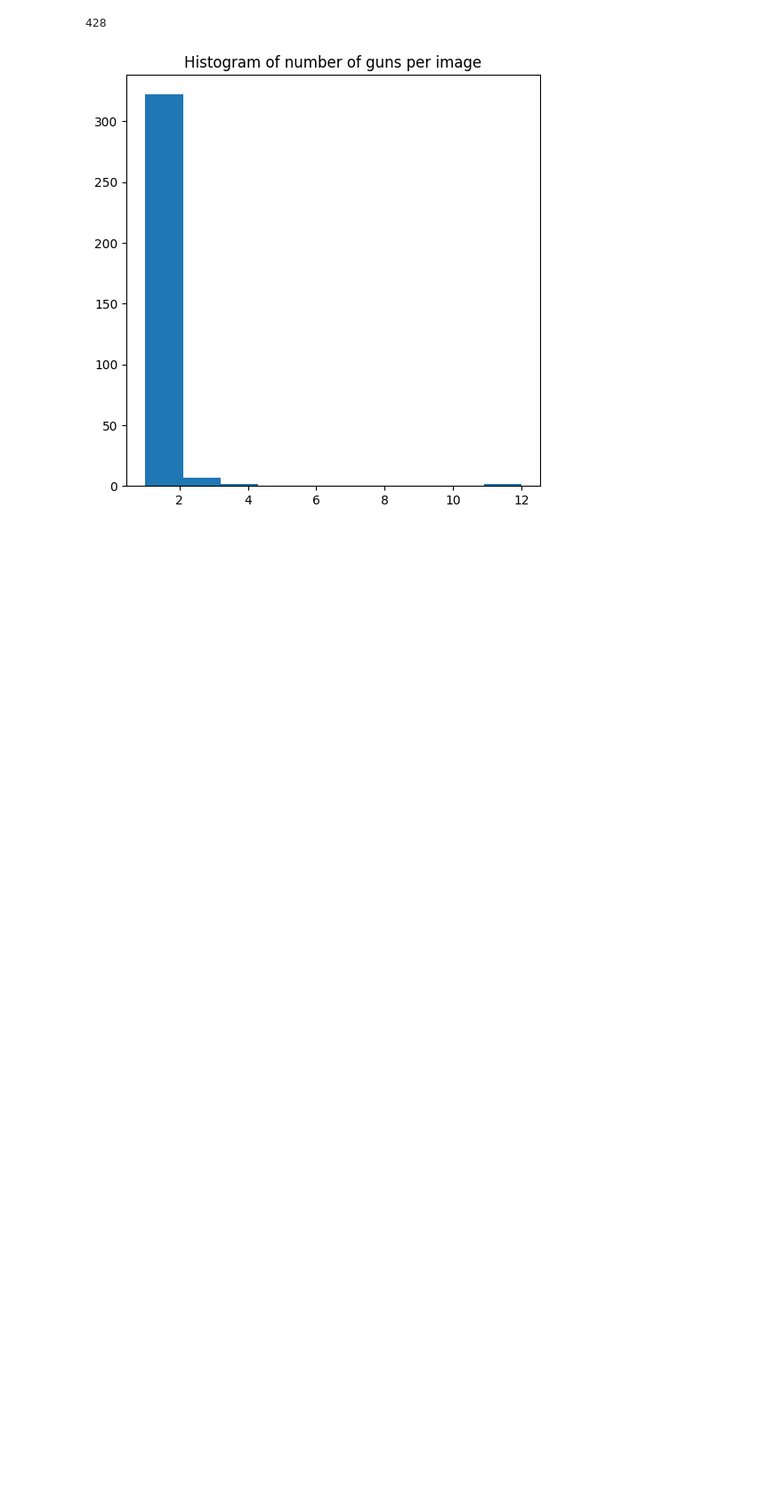
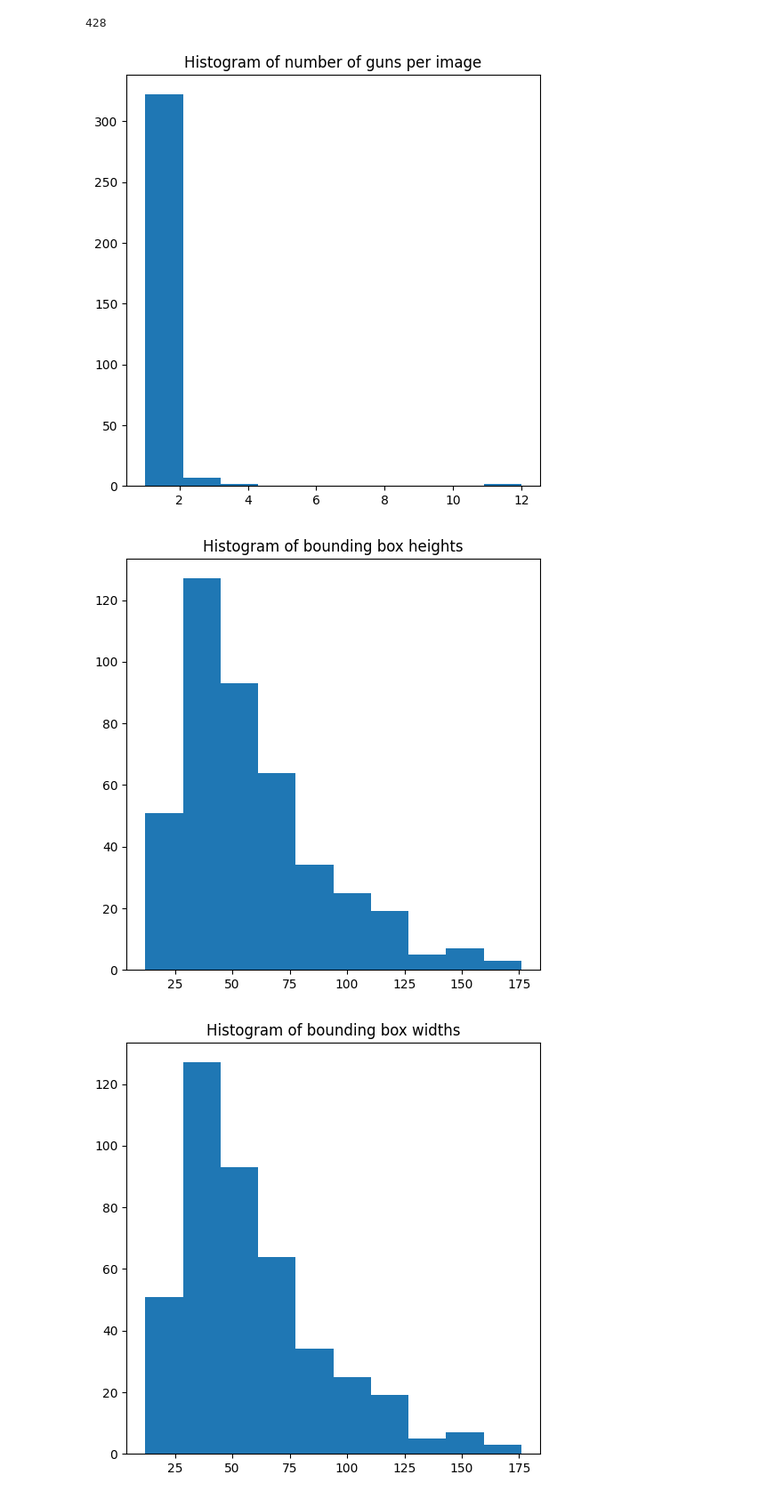
Before and after one commit to lonelyalpaca2003/gun-detection, a Jupyter notebook: notebooks/yolo_model.ipynb, the cells around one changed output. Shown at 89% size. Drawn from its saved outputs; the diff is of its cells as text; code cells hidden in the pictures; blank space fills up the shorter version.

```diff
--- a/notebooks/yolo_model.ipynb
+++ b/notebooks/yolo_model.ipynb
@@ -72,3 +73,27 @@ total_sum
 plot_hist(total_count_list, title = 'Histogram of number of guns per image')
 # %% [output]
 [figure]
+# %%
+def bounding_boxes_measurements(label_path):
+    heights = []
+    widths = []
+    label_files = sorted(os.listdir(label_path))
+    for file in label_files:
+        labels = os.path.join(label_path, file)
+        f = open(labels, "r")
+        lines = f.readlines()
+        for line in lines[1:]:
+            line = line.strip().split()
+            x_min, y_min, x_max, y_max = int(line[0]), int(line[1]), int(line[2]), int(line[3])
+            widths.append(x_max - x_min)
+            heights.append(y_max - y_min)
+    return heights, widths
+
+
+heights, widths = bounding_boxes_measurements(label_path)
+# %%
+plot_hist(heights, title = 'Histogram of bounding box heights')
+plot_hist(heights, title = 'Histogram of bounding box widths')
+# %% [output]
+[figure, added]
+[figure, added]
```
Also changed, not shown: parts of 3 cells of this notebook.
